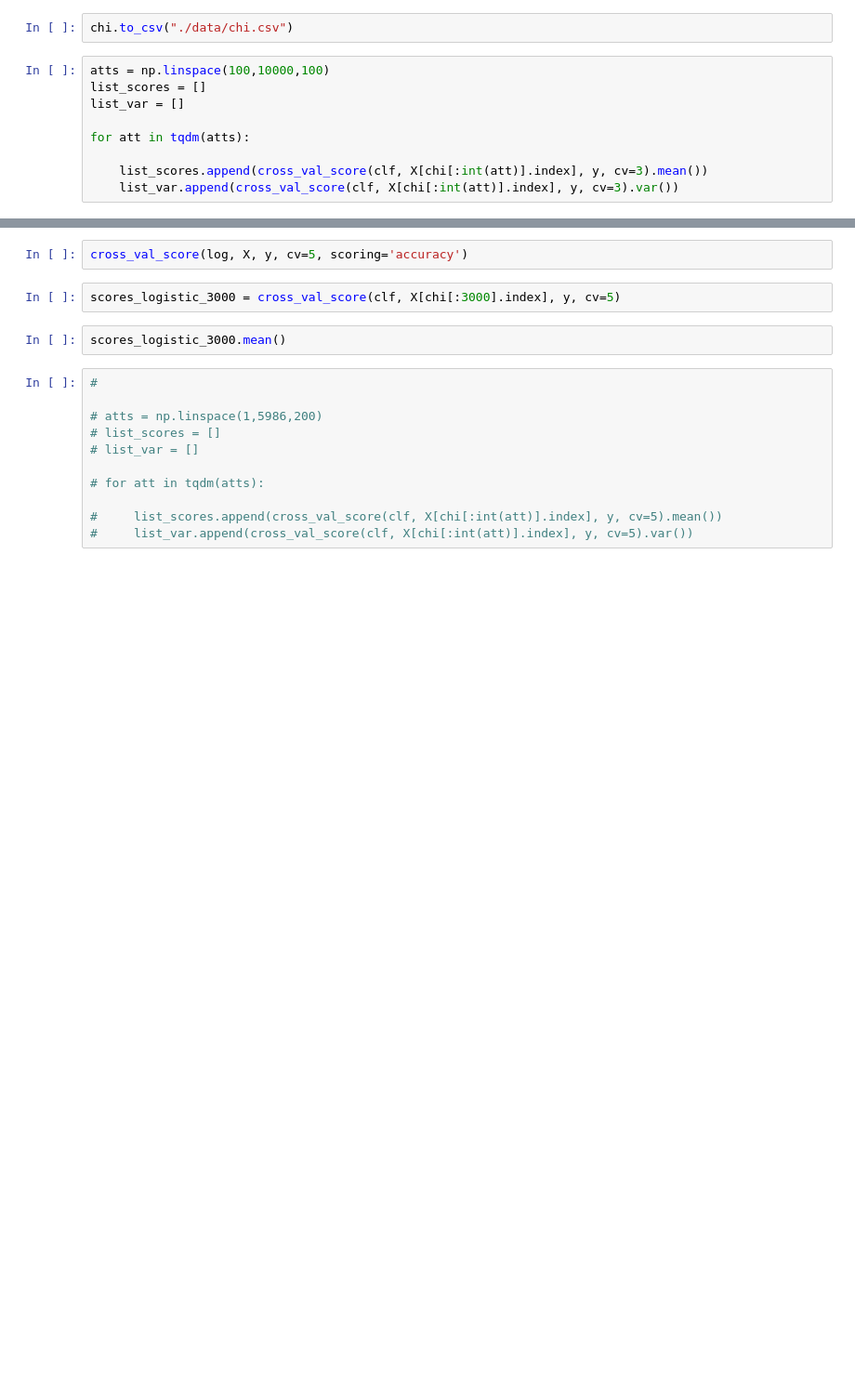
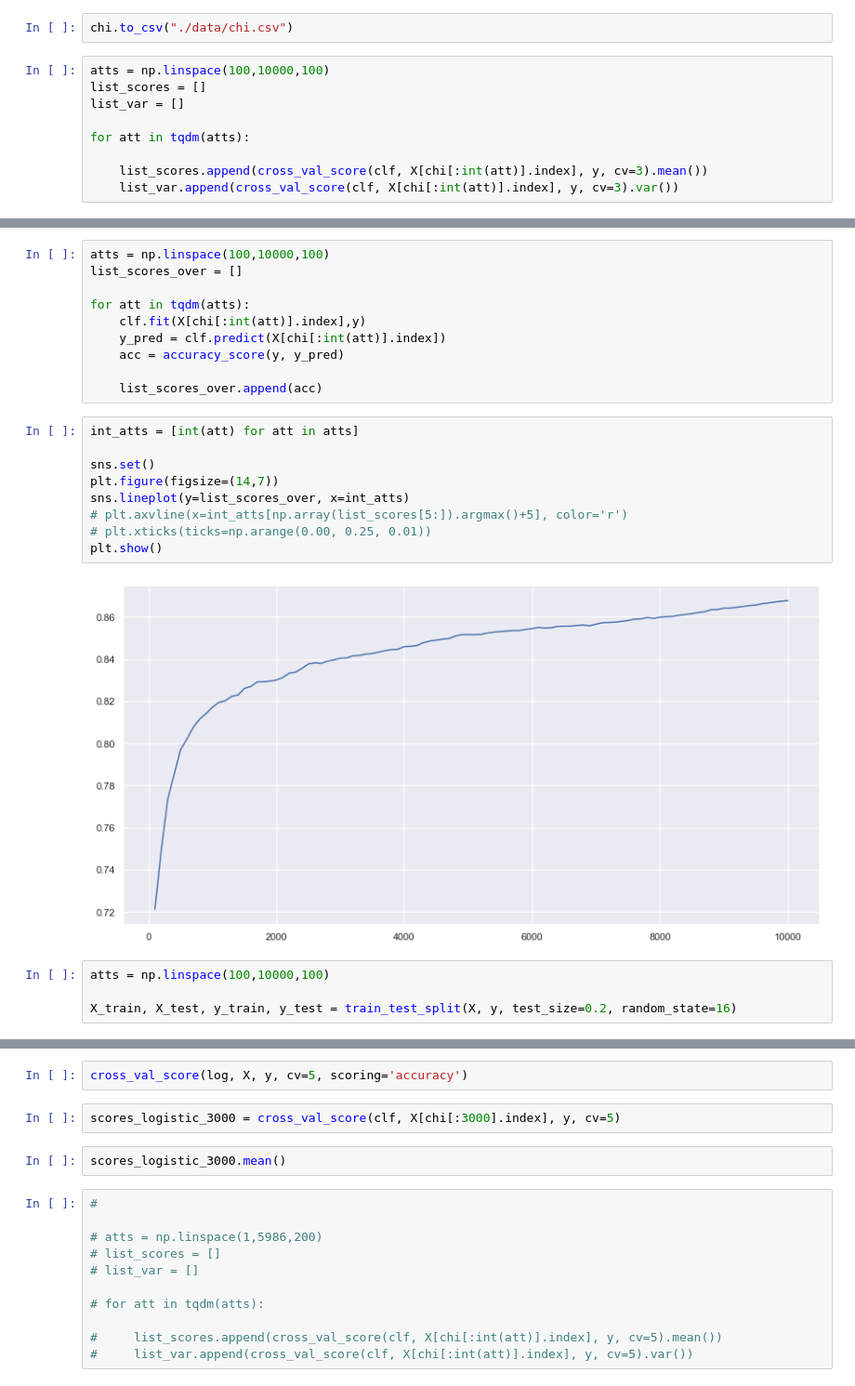
Before and after one commit to marcelo-campa/Analytica-Kaggle-NLP, a Jupyter notebook: kaggle_tweets.ipynb, the cells around one changed output, grey strips where cells are left out. Shown: that part at 93% size. Saved outputs shown, nothing was run; the diff lists cells and outputs as text; blank space fills up the shorter version.

Commit message:
Uso do train test split e melhoria selecao de colunas pelo chi2

```diff
--- a/kaggle_tweets.ipynb
+++ b/kaggle_tweets.ipynb
@@ -349,0 +388,25 @@ for att in tqdm(atts):
+# %%
+atts = np.linspace(100,10000,100)
+list_scores_over = []
+
+for att in tqdm(atts):
+    clf.fit(X[chi[:int(att)].index],y)
+    y_pred = clf.predict(X[chi[:int(att)].index])
+    acc = accuracy_score(y, y_pred)
+
+    list_scores_over.append(acc)
+# %%
+int_atts = [int(att) for att in atts]
+
+sns.set()
+plt.figure(figsize=(14,7))
+sns.lineplot(y=list_scores_over, x=int_atts)
+# plt.axvline(x=int_atts[np.array(list_scores[5:]).argmax()+5], color='r')
+# plt.xticks(ticks=np.arange(0.00, 0.25, 0.01))
+plt.show()
+# %% [output]
+[figure, added]
+# %%
+atts = np.linspace(100,10000,100)
+
+X_train, X_test, y_train, y_test = train_test_split(X, y, test_size=0.2, random_state=16)
```
Also changed, not shown: parts of 10 cells of this notebook, 1 other file.
